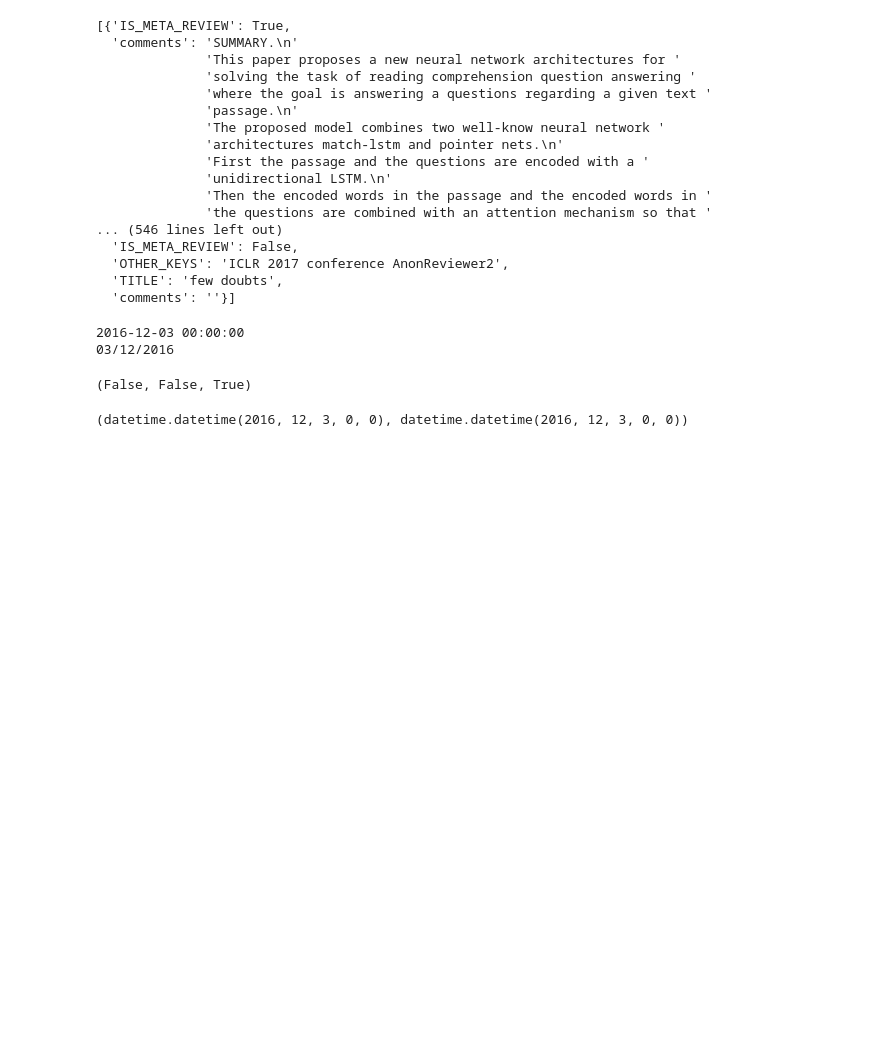
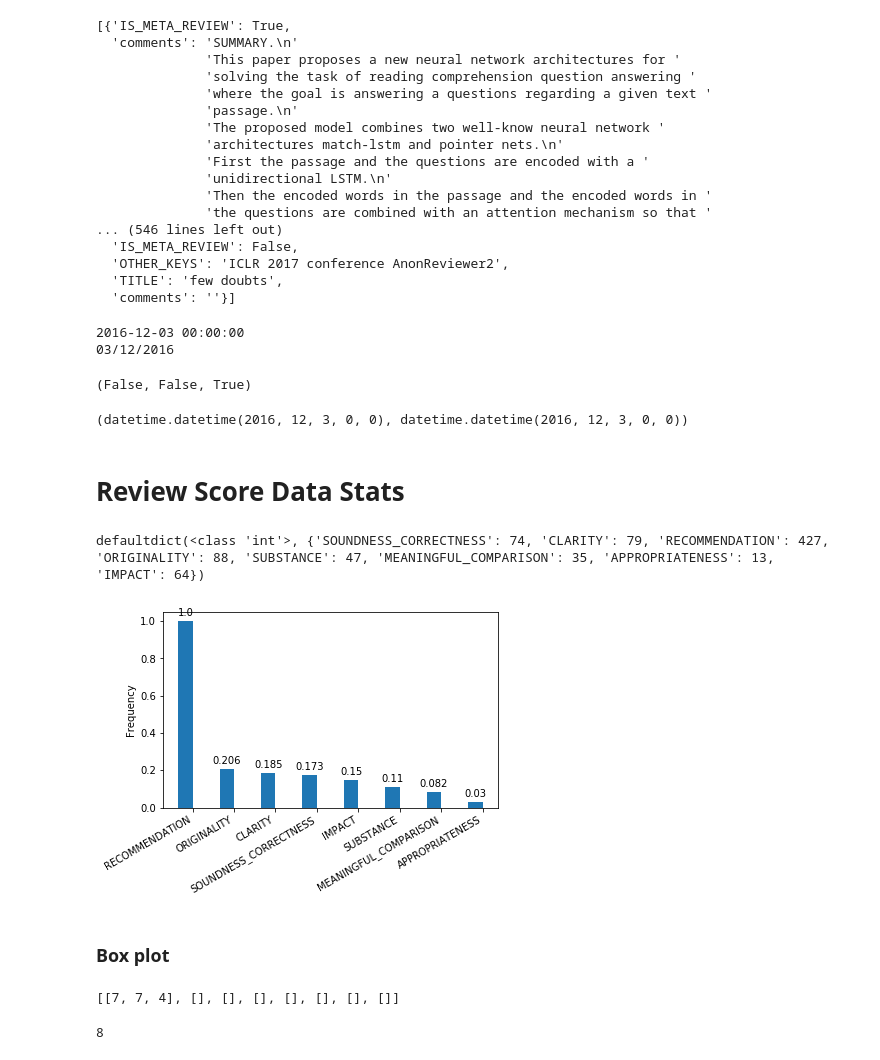
Before and after one commit to shruti-singh/PaperAcceptancePrediction, a Jupyter notebook: shruti/get_pr_features.ipynb, the cells around one changed output. Drawn from its saved outputs; the diff is of its cells as text; code cells hidden in the pictures; blank space fills up the shorter version.

Commit message:
adding stats like boxplot and graphs

```diff
--- a/shruti/get_pr_features.ipynb
+++ b/shruti/get_pr_features.ipynb
@@ -383,3 +383,5 @@ dt > dt1, dt < dt1, dt == dt1
 dt, dt1
 # %% [output]
 (datetime.datetime(2016, 12, 3, 0, 0), datetime.datetime(2016, 12, 3, 0, 0))
+# %% [markdown]
+# Review Score Data Stats
@@ -385,0 +390,54 @@ dt, dt1
+# %%
+acl_aspects = ["SOUNDNESS_CORRECTNESS", "CLARITY", "ORIGINALITY", "SUBSTANCE", "MEANINGFUL_COMPARISON", "APPROPRIATENESS", "IMPACT", "RECOMMENDATION"]
+count_dict = defaultdict(int)
+
+for k in aspect_dict:
+    for asp in acl_aspects:
+        if asp in aspect_dict[k]:
+            count_dict[asp] +=1
+print(count_dict)
+# %% [output]
+defaultdict(<class 'int'>, {'SOUNDNESS_CORRECTNESS': 74, 'CLARITY': 79, 'RECOMMENDATION': 427, 'ORIGINALITY': 88, 'SUBSTANCE': 47, 'MEANINGFUL_COMPARISON': 35, 'APPROPRIATENESS': 13, 'IMPACT': 64})
+# %%
+sorted_asps = sorted(count_dict.items(), key=lambda x: x[1], reverse=True)
+# %%
+x_axis = []
+y_axis = []
+for val in sorted_asps:
+    x_axis.append(val[0])
+    y_axis.append(round(val[1]/427, 3))
+# %%
+def autolabel(rects):
+    """Attach a text label above each bar in *rects*, displaying its height."""
+    for rect in rects:
+        height = rect.get_height()
+        ax.annotate('{}'.format(height),
+                    xy=(rect.get_x() + rect.get_width() / 2, height),
+                    xytext=(0, 3),  # 3 points vertical offset
+                    textcoords="offset points",
+                    ha='center', va='bottom')
+
+
+fig, ax = plt.subplots()
+
+x = np.arange(len(x_axis))  # the label locations
+width = 0.35  # the width of the bars
+
+rects1 = ax.bar(x - width/2, y_axis, width)
+# rects2 = ax.bar(x + width/2, rejected_freq, width, label='Rejected papers')
+
+ax.set_ylabel('Frequency')
+ax.set_xticks(x)
+ax.set_xticklabels(x_axis)
+# ax.legend()
+fig.autofmt_xdate()
+
+autolabel(rects1)
+# autolabel(rects2)
+
+plt.savefig("images/asp_score_freq.png")
+plt.show()
+# %% [output]
+[figure, added]
+# %% [markdown]
+### Box plot
@@ -385,0 +463,10 @@ dt, dt1
+# %%
+data_acc = [[],]*len(acl_aspects_ticks)
+data_acc[0] = data_acc[0] + [7, 7, 4]
+data_acc
+# %% [output]
+[[7, 7, 4], [], [], [], [], [], [], []]
+# %%
+len(acl_aspects_ticks)
+# %% [output]
+8
```
Also changed, not shown: parts of 8 cells of this notebook.
